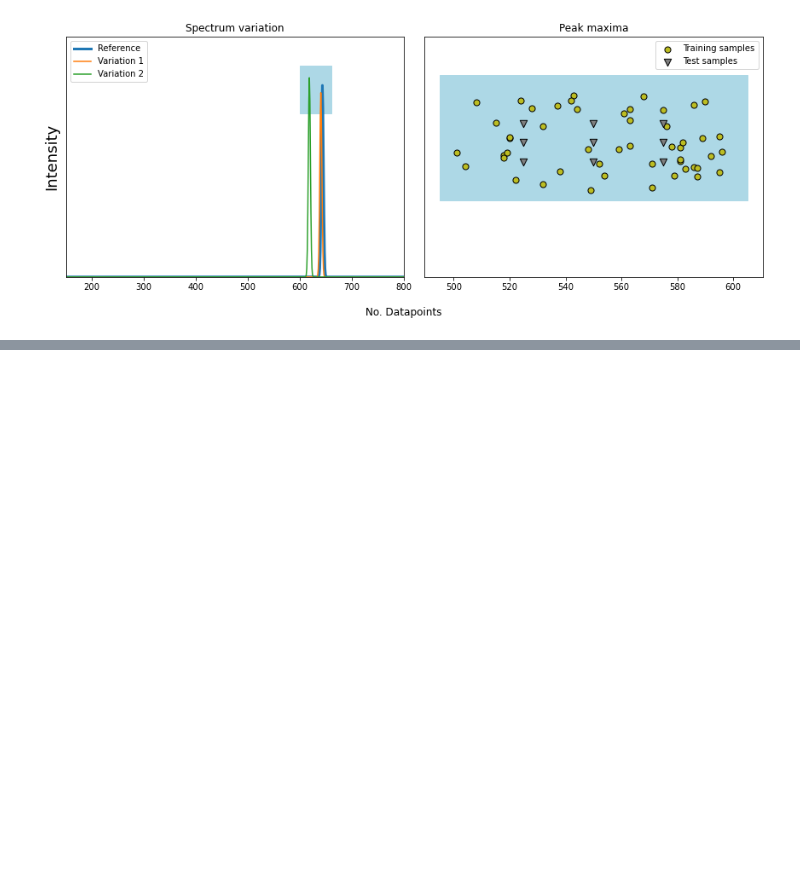
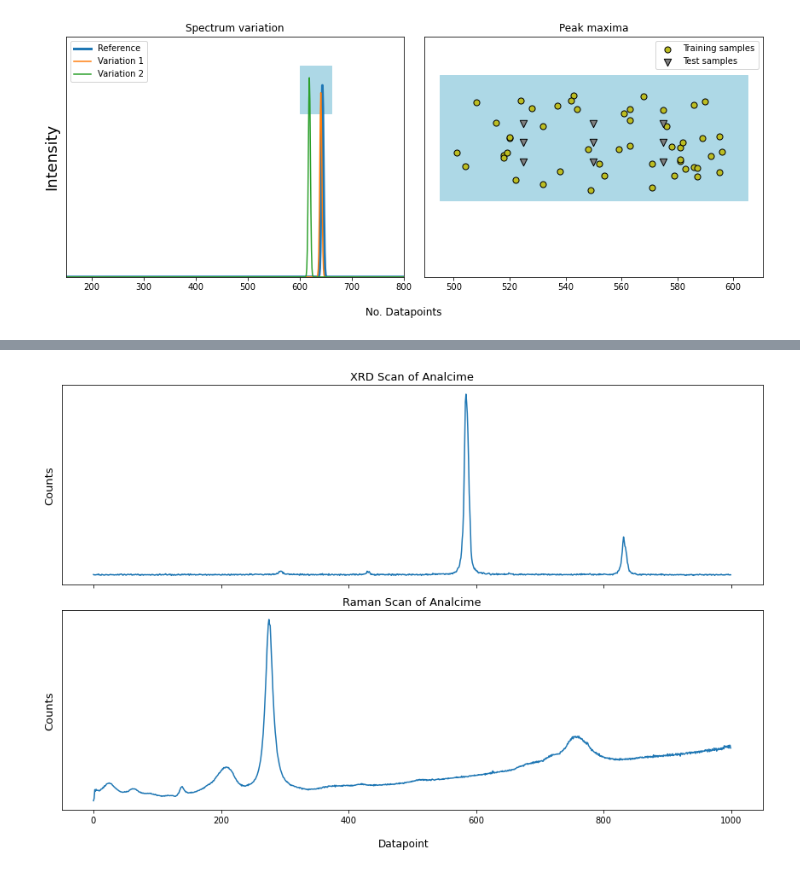
Before and after one commit to hududed/generate-raman, a Jupyter notebook: plot_all.ipynb, the cells around one changed output, grey strips where cells are left out. Cells and saved outputs as stored; diff of their text form; code cells hidden in the pictures; blank space fills up the shorter version.

```diff
--- a/plot_all.ipynb
+++ b/plot_all.ipynb
@@ -77,0 +102,16 @@ plt.show()
+# %%
+fig, ax = plt.subplots(2, 1, figsize=(12,8), sharex=True)
+ax[0].plot(np.arange(1000), xrd[500:1500,1])
+ax[0].set_yticks([])
+ax[0].set_ylabel('Counts', fontsize=13)
+ax[0].set_title('XRD Scan of Analcime', fontsize=13)
+ax[1].plot(np.arange(1000), raman[:1000,1])
+ax[1].set_yticks([])
+ax[1].set_ylabel('Counts', fontsize=13)
+ax[1].set_title('Raman Scan of Analcime', fontsize=13)
+fig.supxlabel('Datapoint')
+fig.tight_layout()
+plt.savefig('results/comparison_spectra_zoom.png', dpi=300, bbox_inches='tight')
+plt.show()
+# %% [output]
+[figure, added]
```
Also changed, not shown: parts of 3 cells of this notebook, 2 other files.
